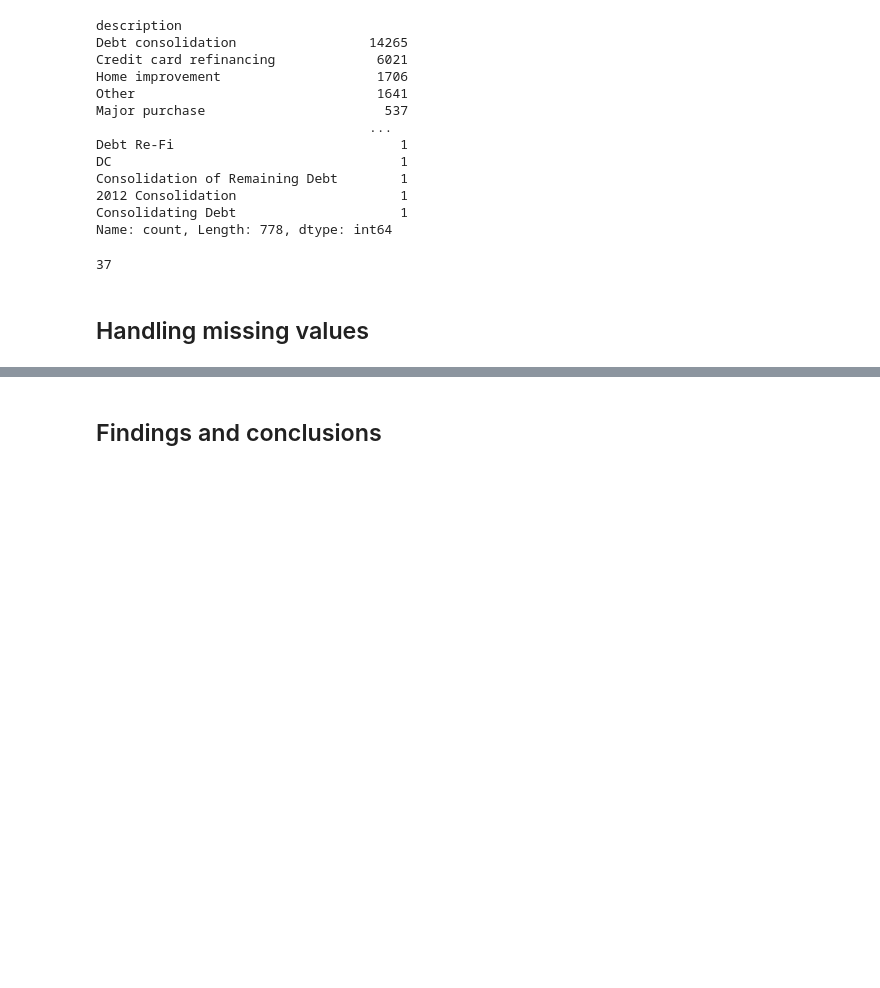
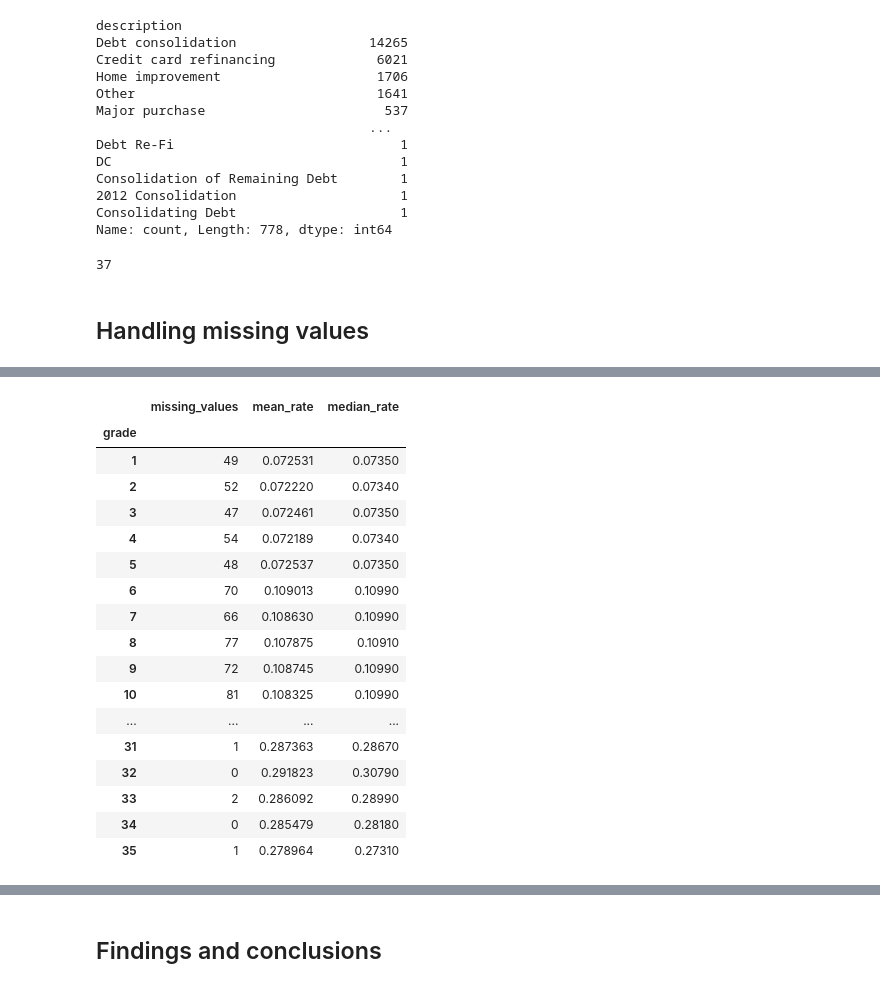
Before and after one commit to yasmeenel3sh/DataEngineeringProject, a Jupyter notebook: M1-template.ipynb, the cells around one changed output, grey strips where cells are left out. Drawn from its saved outputs; the diff is of its cells as text; code cells hidden in the pictures; blank space fills up the shorter version.

```diff
--- a/M1-template.ipynb
+++ b/M1-template.ipynb
@@ -813,0 +879,25 @@ simultaneous_nulls.shape[0]
+# %%
+fintech_indexed.groupby('grade')['int_rate'].agg(
+  missing_values=lambda x: x.isnull().sum(),
+  mean_rate='mean',
+  median_rate='median'
+)
+# %% [output]
+|  | missing_values | mean_rate | median_rate |
+| grade |  |  |  |
+| 1 | 49 | 0.072531 | 0.07350 |
+| 2 | 52 | 0.072220 | 0.07340 |
+| 3 | 47 | 0.072461 | 0.07350 |
+| 4 | 54 | 0.072189 | 0.07340 |
+| 5 | 48 | 0.072537 | 0.07350 |
+| 6 | 70 | 0.109013 | 0.10990 |
+| 7 | 66 | 0.108630 | 0.10990 |
+| 8 | 77 | 0.107875 | 0.10910 |
+| 9 | 72 | 0.108745 | 0.10990 |
+| 10 | 81 | 0.108325 | 0.10990 |
+| ... | ... | ... | ... |
+| 31 | 1 | 0.287363 | 0.28670 |
+| 32 | 0 | 0.291823 | 0.30790 |
+| 33 | 2 | 0.286092 | 0.28990 |
+| 34 | 0 | 0.285479 | 0.28180 |
+| 35 | 1 | 0.278964 | 0.27310 |
```
Also changed, not shown: parts of 17 cells of this notebook.
